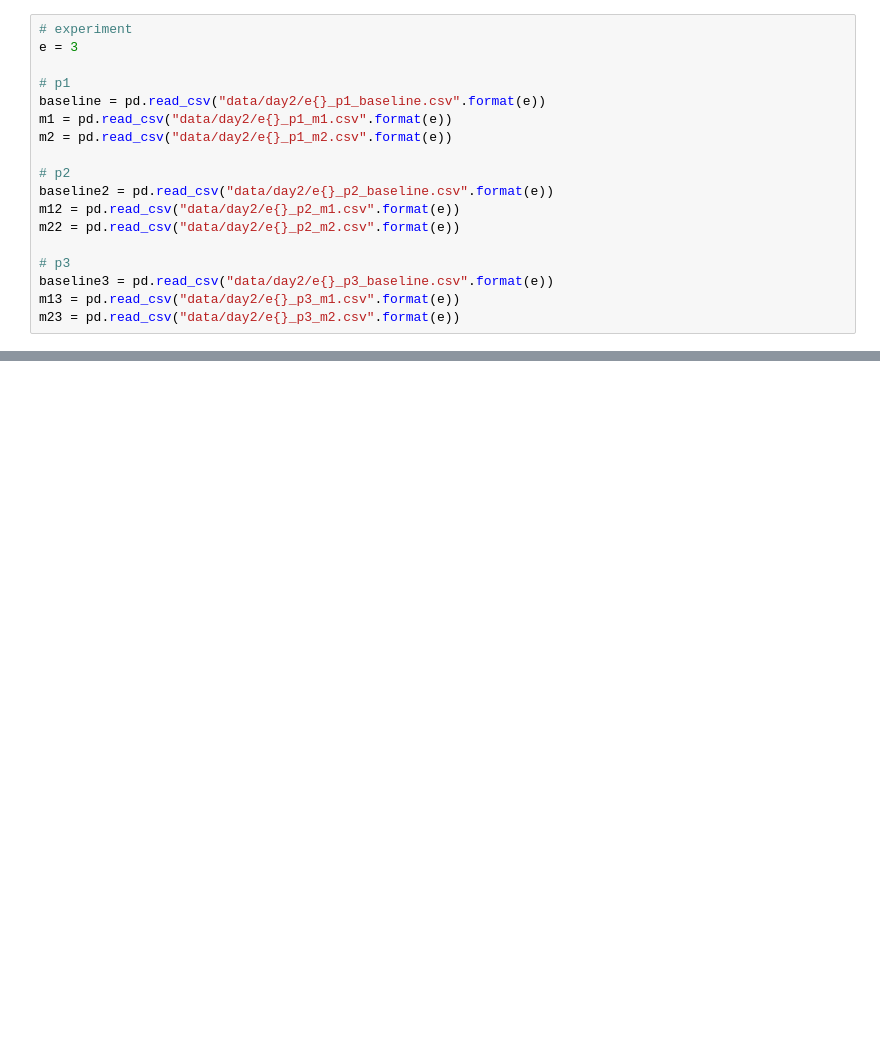
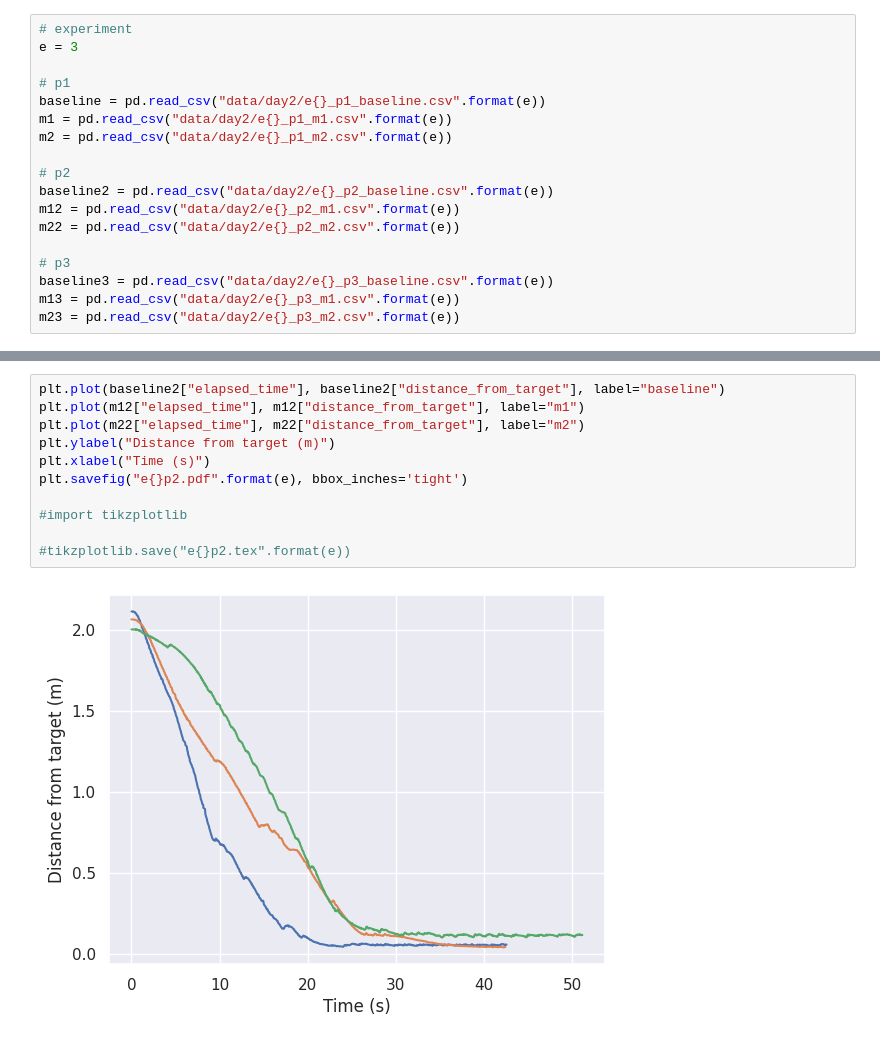
Before and after one commit to TIERS/multi-agent-rl-omni, a Jupyter notebook: notebooks/plot_csv.ipynb, the cells around one changed output, grey strips where cells are left out. Drawn from its saved outputs; the diff is of its cells as text; blank space fills up the shorter version.

```diff
--- a/notebooks/plot_csv.ipynb
+++ b/notebooks/plot_csv.ipynb
@@ -56,0 +92,13 @@ plt.show()
+# %%
+plt.plot(baseline2["elapsed_time"], baseline2["distance_from_target"], label="baseline")
+plt.plot(m12["elapsed_time"], m12["distance_from_target"], label="m1")
+plt.plot(m22["elapsed_time"], m22["distance_from_target"], label="m2")
+plt.ylabel("Distance from target (m)")
+plt.xlabel("Time (s)")
+plt.savefig("e{}p2.pdf".format(e), bbox_inches='tight')
+
+#import tikzplotlib
+
+#tikzplotlib.save("e{}p2.tex".format(e))
+# %% [output]
+[figure, added]
```
Also changed, not shown: parts of 6 cells of this notebook, 1 other file.
